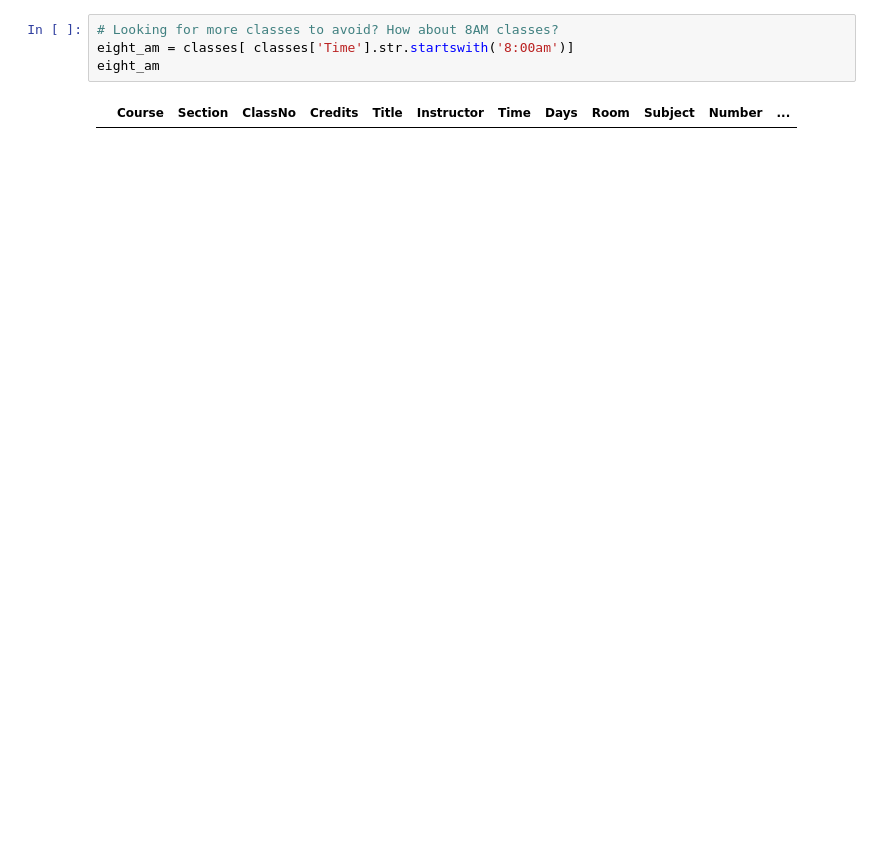
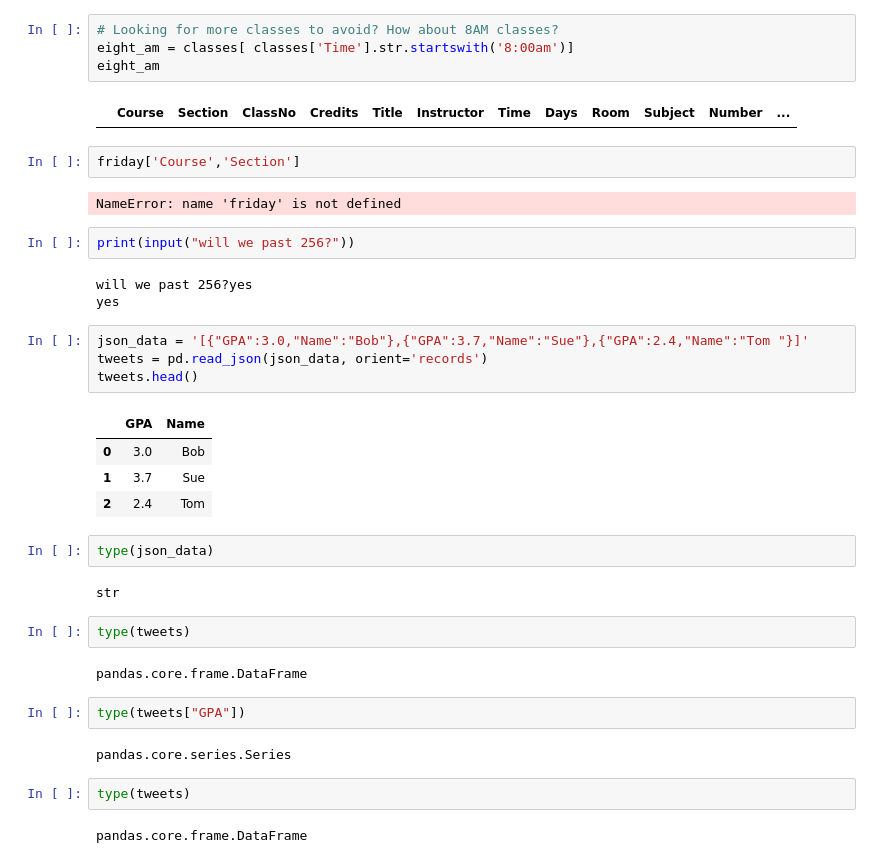
Before and after one commit to eldontsoi/Exercises, a Jupyter notebook: content/lessons/12/End-To-End-Example/ETEE-Data-Analysis-Of-iSchool-Classes.ipynb, the cells around one changed output. Cells and saved outputs as stored; diff of their text form; blank space fills up the shorter version.

```diff
--- a/content/lessons/12/End-To-End-Example/ETEE-Data-Analysis-Of-iSchool-Classes.ipynb
+++ b/content/lessons/12/End-To-End-Example/ETEE-Data-Analysis-Of-iSchool-Classes.ipynb
@@ -278,3 +271,37 @@ eight_am = classes[ classes['Time'].str.startswith('8:00am')]
 eight_am
 # %% [output]
 |  | Course | Section | ClassNo | Credits | Title | Instructor | Time | Days | Room | Subject | Number | ... |
+# %%
+friday['Course','Section']
+# %% [output]
+NameError: name 'friday' is not defined
+# %%
+print(input("will we past 256?"))
+# %% [output]
+will we past 256?yes
+yes
+# %%
+json_data = '[{"GPA":3.0,"Name":"Bob"},{"GPA":3.7,"Name":"Sue"},{"GPA":2.4,"Name":"Tom "}]'
+tweets = pd.read_json(json_data, orient='records')
+tweets.head()
+# %% [output]
+|  | GPA | Name |
+| 0 | 3.0 | Bob |
+| 1 | 3.7 | Sue |
+| 2 | 2.4 | Tom |
+# %%
+type(json_data)
+# %% [output]
+str
+# %%
+type(tweets)
+# %% [output]
+pandas.core.frame.DataFrame
+# %%
+type(tweets["GPA"])
+# %% [output]
+pandas.core.series.Series
+# %%
+type(tweets)
+# %% [output]
+pandas.core.frame.DataFrame
```
Also changed, not shown: parts of 8 cells of this notebook, 14 other files.
